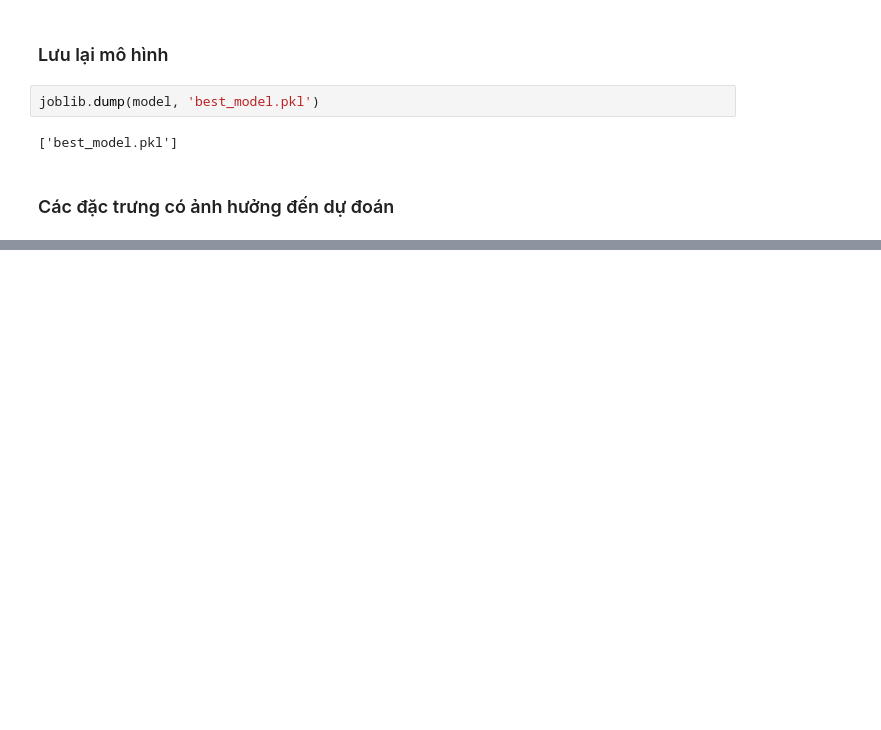
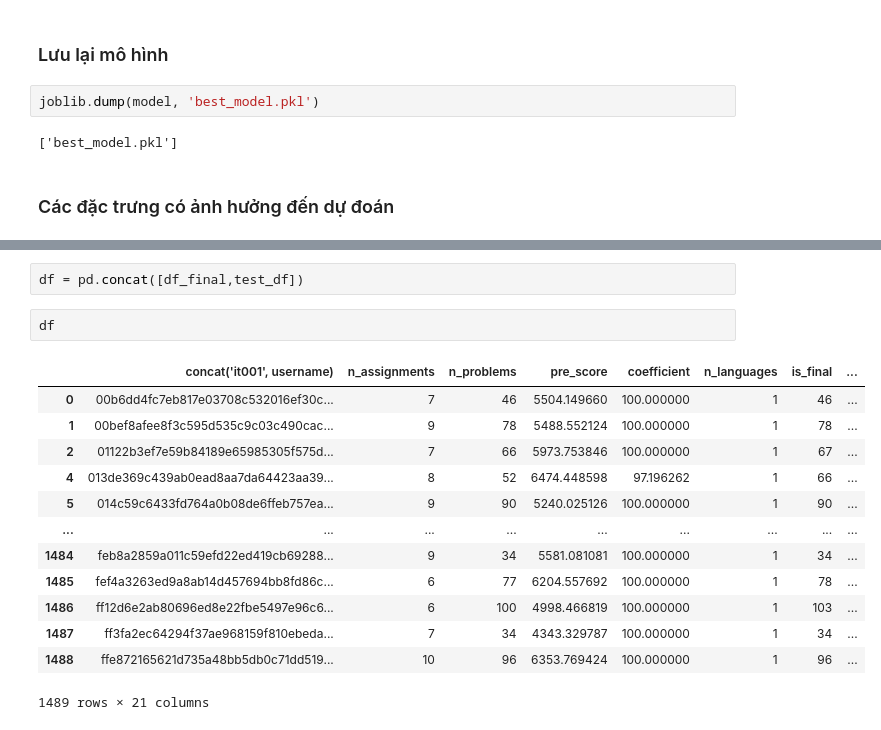
Before and after one commit to azdew/CS114_Project, a Jupyter notebook: linear_regression/khang/dataset1_th/model2/274456.ipynb, the cells around one changed output, grey strips where cells are left out. Drawn from its saved outputs; the diff is of its cells as text; blank space fills up the shorter version.

```diff
--- a/linear_regression/khang/dataset1_th/model2/274456.ipynb
+++ b/linear_regression/khang/dataset1_th/model2/274456.ipynb
@@ -289,0 +290,18 @@ plt.show()
+# %%
+df = pd.concat([df_final,test_df])
+# %%
+df
+# %% [output]
+|  | concat('it001', username) | n_assignments | n_problems | pre_score | coefficient | n_languages | is_final | ... |
+| 0 | 00b6dd4fc7eb817e03708c532016ef30c... | 7 | 46 | 5504.149660 | 100.000000 | 1 | 46 | ... |
+| 1 | 00bef8afee8f3c595d535c9c03c490cac... | 9 | 78 | 5488.552124 | 100.000000 | 1 | 78 | ... |
+| 2 | 01122b3ef7e59b84189e65985305f575d... | 7 | 66 | 5973.753846 | 100.000000 | 1 | 67 | ... |
+| 4 | 013de369c439ab0ead8aa7da64423aa39... | 8 | 52 | 6474.448598 | 97.196262 | 1 | 66 | ... |
+| 5 | 014c59c6433fd764a0b08de6ffeb757ea... | 9 | 90 | 5240.025126 | 100.000000 | 1 | 90 | ... |
+| ... | ... | ... | ... | ... | ... | ... | ... | ... |
+| 1484 | feb8a2859a011c59efd22ed419cb69288... | 9 | 34 | 5581.081081 | 100.000000 | 1 | 34 | ... |
+| 1485 | fef4a3263ed9a8ab14d457694bb8fd86c... | 6 | 77 | 6204.557692 | 100.000000 | 1 | 78 | ... |
+| 1486 | ff12d6e2ab80696ed8e22fbe5497e96c6... | 6 | 100 | 4998.466819 | 100.000000 | 1 | 103 | ... |
+| 1487 | ff3fa2ec64294f37ae968159f810ebeda... | 7 | 34 | 4343.329787 | 100.000000 | 1 | 34 | ... |
+| 1488 | ffe872165621d735a48bb5db0c71dd519... | 10 | 96 | 6353.769424 | 100.000000 | 1 | 96 | ... |
+1489 rows × 21 columns
```
Also changed, not shown: parts of 3 cells of this notebook, 25 other files.
